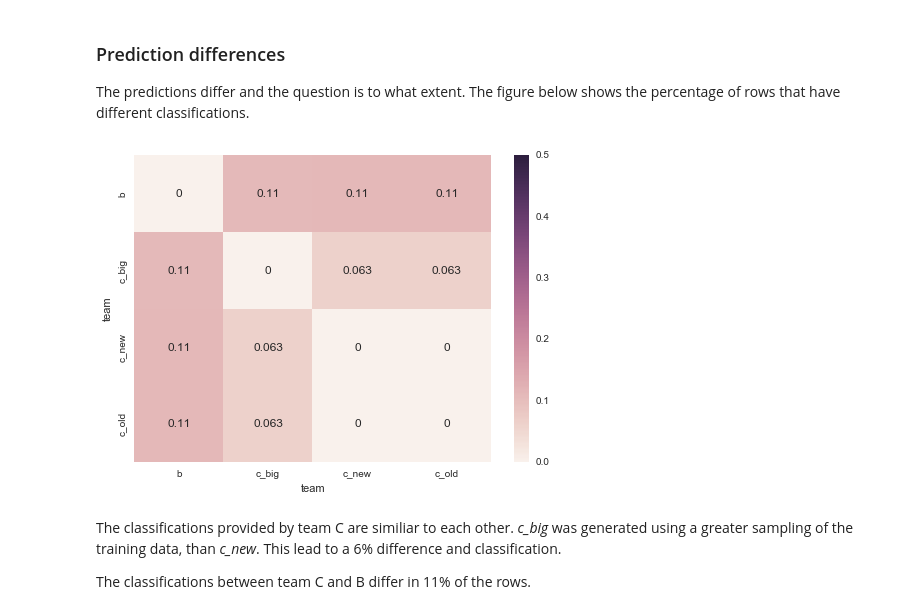
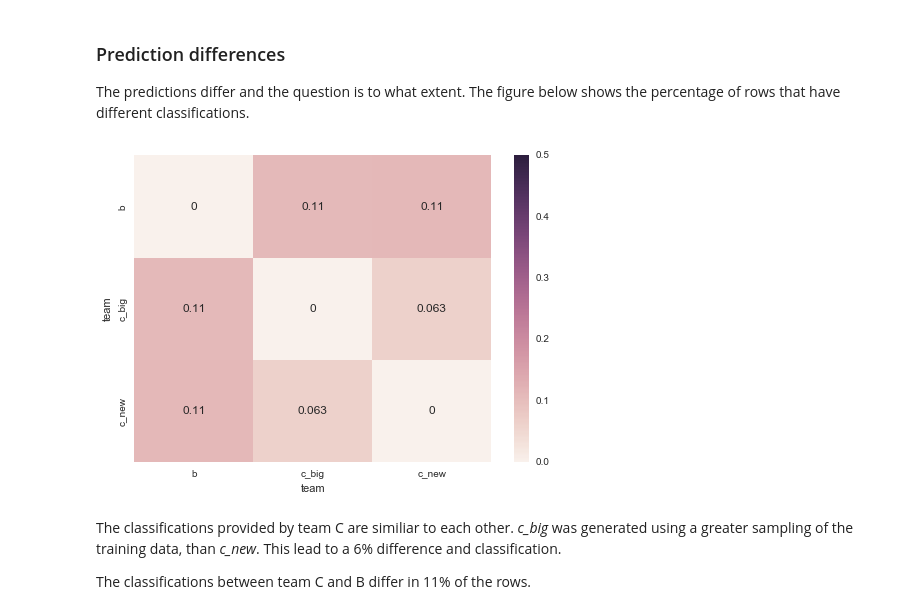
Before and after one commit to busfahren/dmc-results, a Jupyter notebook: merge.ipynb, the cells around one changed output. Cells and saved outputs as stored; diff of their text form; code cells hidden in the pictures.

```diff
--- a/merge.ipynb
+++ b/merge.ipynb
@@ -50,9 +62,9 @@ The predictions differ and the question is to what extent. The figure below show
 # %%
 differences = merge.distinct_predictions()
 # %%
-ax = sns.heatmap(differences, vmin=0, vmax=0.5, annot=True)
+ax = sns.heatmap(differences.ix[:3, :3], vmin=0, vmax=0.5, annot=True)
 # %% [output]
-[figure, old version]
+[figure, new version]
 # %% [markdown]
 The classifications provided by team C are similiar to each other. *c_big* was generated using a greater sampling of the training data, than *c_new*. This lead to a 6% difference and classification.
 
```
Also changed, not shown: parts of 20 cells of this notebook, 2 other files.
